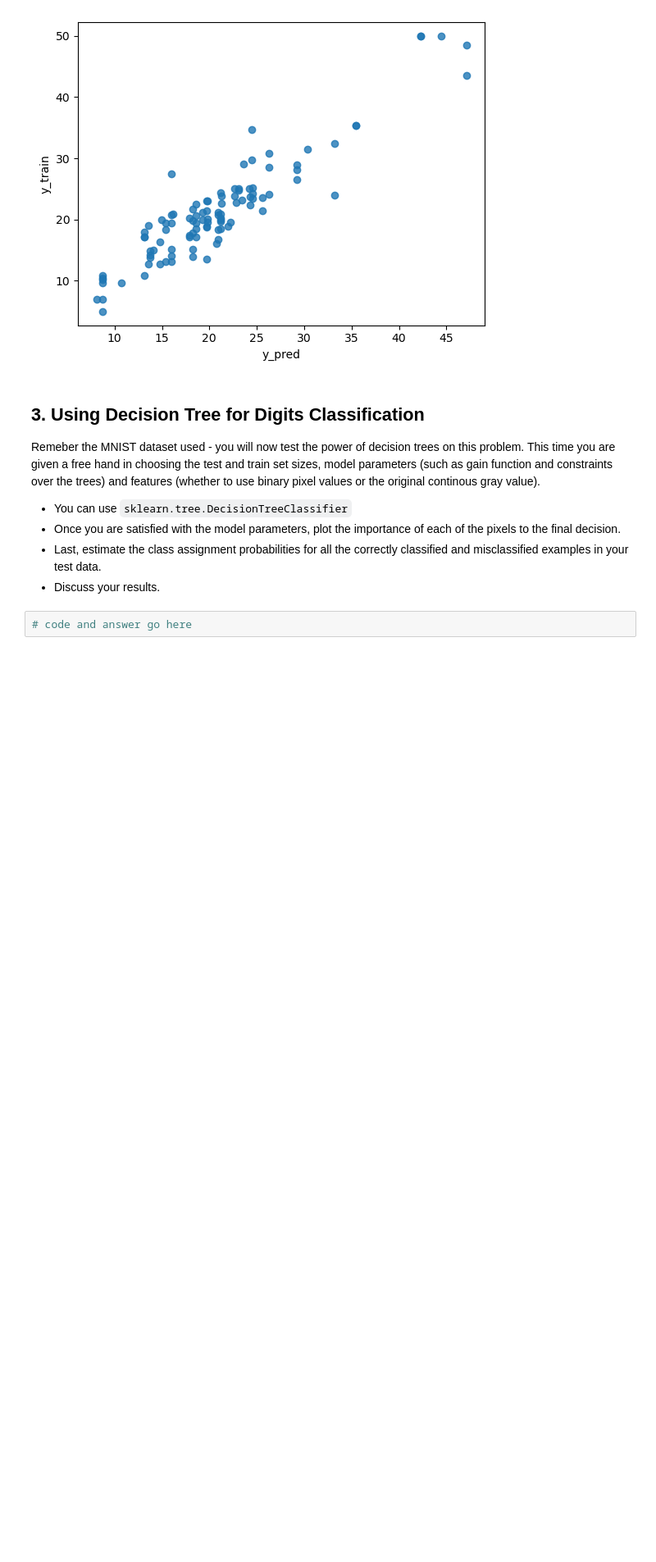
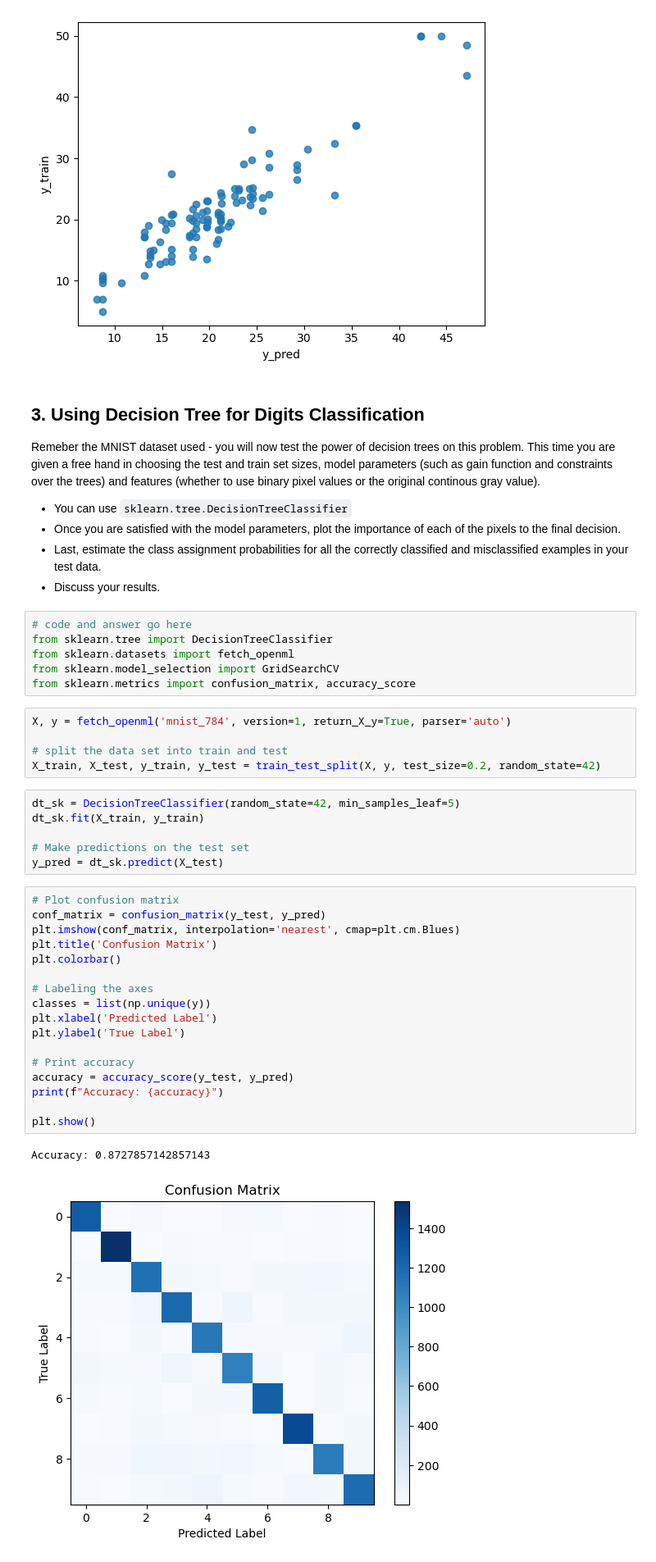
Before and after one commit to JaneAmi/YData_ML, a Jupyter notebook: HW4_DT/HW4_Decision_Trees.ipynb, the cells around one changed output. Shown at 82% size. Cells and saved outputs as stored; diff of their text form; blank space fills up the shorter version.

```diff
--- a/HW4_DT/HW4_Decision_Trees.ipynb
+++ b/HW4_DT/HW4_Decision_Trees.ipynb
@@ -307,5 +307,40 @@ This time you are given a free hand in choosing the test and train set sizes, mo
 - Once you are satisfied with the model parameters, plot the importance of each of the pixels to the final decision.
 - Last, estimate the class assignment probabilities for all the correctly classified and misclassified examples in your test data.
 - Discuss your results.
-# %%
-# code and answer go here
+# %%
+# code and answer go here
+from sklearn.tree import DecisionTreeClassifier
+from sklearn.datasets import fetch_openml
+from sklearn.model_selection import GridSearchCV
+from sklearn.metrics import confusion_matrix, accuracy_score
+# %%
+X, y = fetch_openml('mnist_784', version=1, return_X_y=True, parser='auto')
+
+# split the data set into train and test
+X_train, X_test, y_train, y_test = train_test_split(X, y, test_size=0.2, random_state=42)
+# %%
+dt_sk = DecisionTreeClassifier(random_state=42, min_samples_leaf=5)
+dt_sk.fit(X_train, y_train)
+
+# Make predictions on the test set
+y_pred = dt_sk.predict(X_test)
+# %%
+# Plot confusion matrix
+conf_matrix = confusion_matrix(y_test, y_pred)
+plt.imshow(conf_matrix, interpolation='nearest', cmap=plt.cm.Blues)
+plt.title('Confusion Matrix')
+plt.colorbar()
+
+# Labeling the axes
+classes = list(np.unique(y))
+plt.xlabel('Predicted Label')
+plt.ylabel('True Label')
+
+# Print accuracy
+accuracy = accuracy_score(y_test, y_pred)
+print(f"Accuracy: {accuracy}")
+
+plt.show()
+# %% [output]
+Accuracy: 0.8727857142857143
+[figure, added]
```
Also changed, not shown: parts of 6 cells of this notebook.
